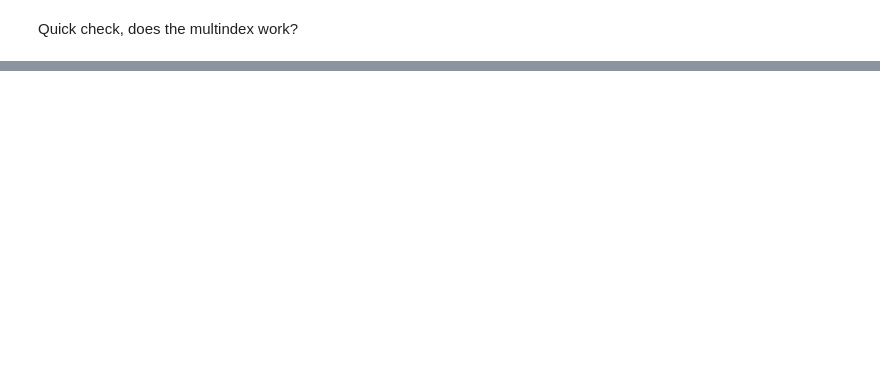
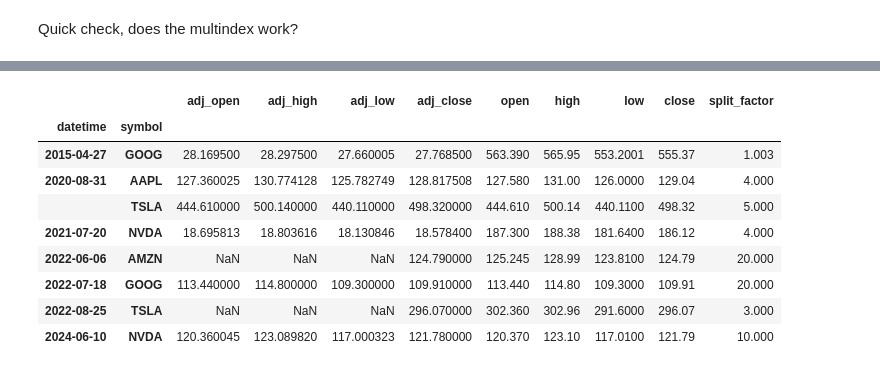
Before and after one commit to akey7/fuzzy-system-research, a Jupyter notebook: portfolio_eda.ipynb, the cells around one changed output, grey strips where cells are left out. Saved outputs shown, nothing was run; the diff lists cells and outputs as text; code cells hidden in the pictures; blank space fills up the shorter version.

```diff
--- a/portfolio_eda.ipynb
+++ b/portfolio_eda.ipynb
@@ -98,0 +126,14 @@ fig.show()
+# %%
+split_factor_rows = stocks_long_df[stocks_long_df["split_factor"] != 1.0]
+split_factor_rows
+# %% [output]
+|  |  | adj_open | adj_high | adj_low | adj_close | open | high | low | close | split_factor |
+| datetime | symbol |  |  |  |  |  |  |  |  |  |
+| 2015-04-27 | GOOG | 28.169500 | 28.297500 | 27.660005 | 27.768500 | 563.390 | 565.95 | 553.2001 | 555.37 | 1.003 |
+| 2020-08-31 | AAPL | 127.360025 | 130.774128 | 125.782749 | 128.817508 | 127.580 | 131.00 | 126.0000 | 129.04 | 4.000 |
+|  | TSLA | 444.610000 | 500.140000 | 440.110000 | 498.320000 | 444.610 | 500.14 | 440.1100 | 498.32 | 5.000 |
+| 2021-07-20 | NVDA | 18.695813 | 18.803616 | 18.130846 | 18.578400 | 187.300 | 188.38 | 181.6400 | 186.12 | 4.000 |
+| 2022-06-06 | AMZN | NaN | NaN | NaN | 124.790000 | 125.245 | 128.99 | 123.8100 | 124.79 | 20.000 |
+| 2022-07-18 | GOOG | 113.440000 | 114.800000 | 109.300000 | 109.910000 | 113.440 | 114.80 | 109.3000 | 109.91 | 20.000 |
+| 2022-08-25 | TSLA | NaN | NaN | NaN | 296.070000 | 302.360 | 302.96 | 291.6000 | 296.07 | 3.000 |
+| 2024-06-10 | NVDA | 120.360045 | 123.089820 | 117.000323 | 121.780000 | 120.370 | 123.10 | 117.0100 | 121.79 | 10.000 |
```
Also changed, not shown: parts of 11 cells of this notebook.
